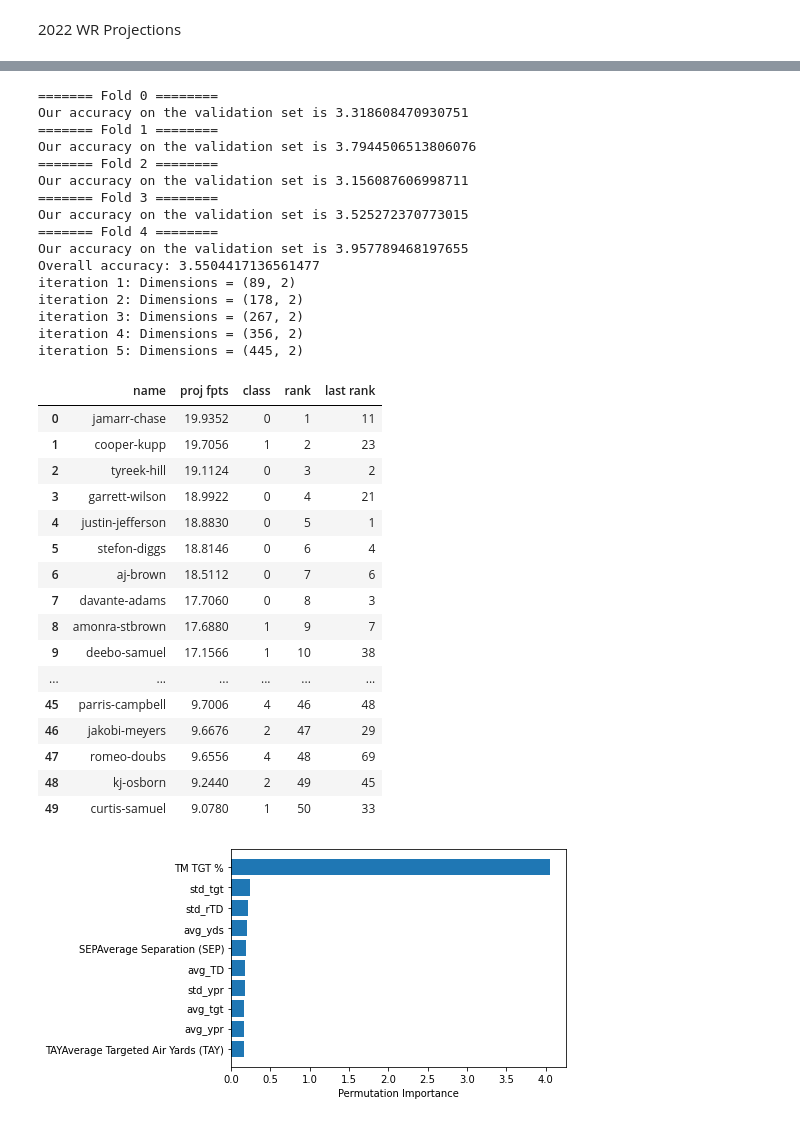
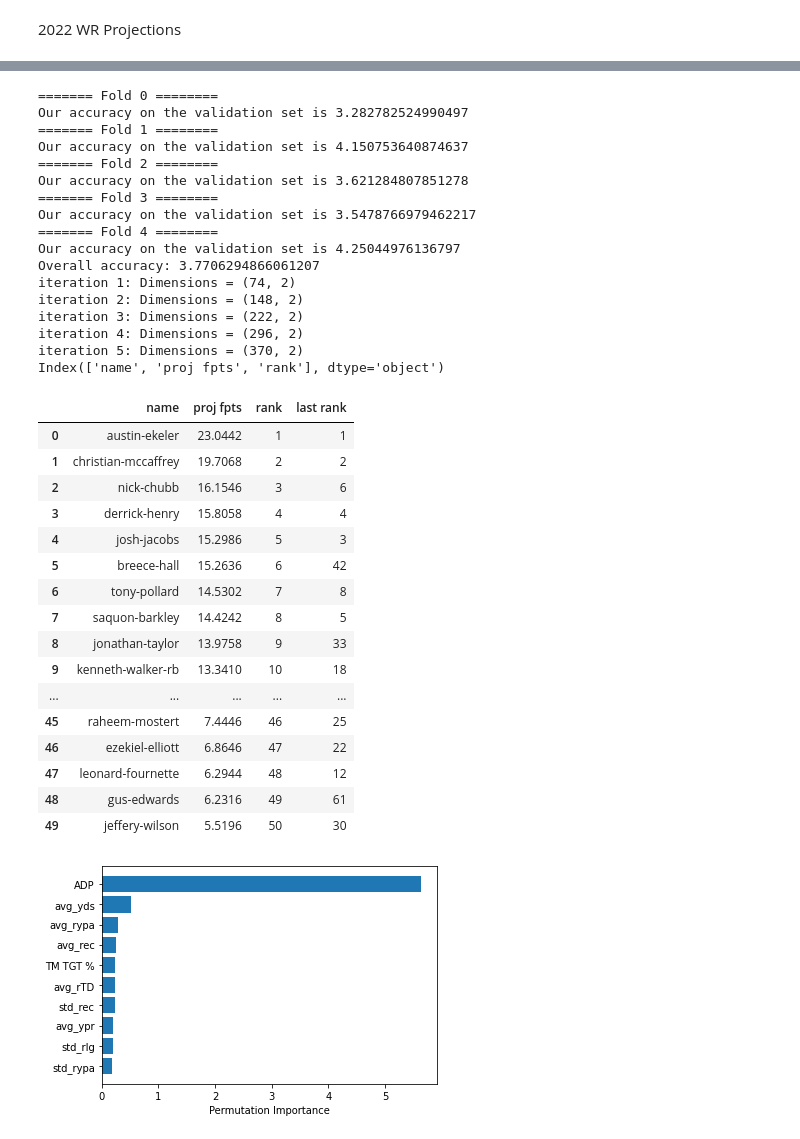
Before and after one commit to xander-abbott/fantasy_scrape, a Jupyter notebook: main_rb.ipynb, the cells around one changed output, grey strips where cells are left out. Drawn from its saved outputs; the diff is of its cells as text; code cells hidden in the pictures.

```diff
--- a/main_rb.ipynb
+++ b/main_rb.ipynb
@@ -9,8 +9,8 @@ from scrape import summarize_proj
 # %% [markdown]
 2022 WR Projections
 # %%
-X_train2022, X_test2022 = train_test('wr', num_years=5, year_for=2022)
-xgbPPR_results = revised_run(X_train2022, X_test2022, 'wr', year_for='2022')
+X_train2022, X_test2022 = train_test('rb', num_years=5, year_for=2022)
+xgbPPR_results = revised_run(X_train2022, X_test2022, 'rb', year_for='2022')
 xgbPPR_results.head(50)
 # %% [output]
 ======= Fold 0 ========
@@ -49,39 +89,40 @@ iteration 5: Dimensions = (445, 2)
 # %%
-rfPPR_results = revised_run(X_train2022, X_test2022, 'wr', model_ = 'rf', pca=False)
+rfPPR_results = revised_run(X_train2022, X_test2022, 'rb', model_ = 'rf', pca=False)
 rfPPR_results.head(50)
 # %% [output]
 ======= Fold 0 ========
-Our accuracy on the validation set is 3.318608470930751
+Our accuracy on the validation set is 3.282782524990497
 ======= Fold 1 ========
-Our accuracy on the validation set is 3.7944506513806076
+Our accuracy on the validation set is 4.150753640874637
 ======= Fold 2 ========
-Our accuracy on the validation set is 3.156087606998711
+Our accuracy on the validation set is 3.621284807851278
 ======= Fold 3 ========
-Our accuracy on the validation set is 3.525272370773015
+Our accuracy on the validation set is 3.5478766979462217
 ======= Fold 4 ========
-Our accuracy on the validation set is 3.957789468197655
-Overall accuracy: 3.5504417136561477
-iteration 1: Dimensions = (89, 2)
-iteration 2: Dimensions = (178, 2)
-iteration 3: Dimensions = (267, 2)
-iteration 4: Dimensions = (356, 2)
-iteration 5: Dimensions = (445, 2)
+Our accuracy on the validation set is 4.25044976136797
+Overall accuracy: 3.7706294866061207
+iteration 1: Dimensions = (74, 2)
+iteration 2: Dimensions = (148, 2)
+iteration 3: Dimensions = (222, 2)
+iteration 4: Dimensions = (296, 2)
+iteration 5: Dimensions = (370, 2)
+Index(['name', 'proj fpts', 'rank'], dtype='object')
-|  | name | proj fpts | class | rank | last rank |
-| 0 | jamarr-chase | 19.9352 | 0 | 1 | 11 |
-| 1 | cooper-kupp | 19.7056 | 1 | 2 | 23 |
-| 2 | tyreek-hill | 19.1124 | 0 | 3 | 2 |
-| 3 | garrett-wilson | 18.9922 | 0 | 4 | 21 |
-| 4 | justin-jefferson | 18.8830 | 0 | 5 | 1 |
-| 5 | stefon-diggs | 18.8146 | 0 | 6 | 4 |
-| 6 | aj-brown | 18.5112 | 0 | 7 | 6 |
-| 7 | davante-adams | 17.7060 | 0 | 8 | 3 |
-| 8 | amonra-stbrown | 17.6880 | 1 | 9 | 7 |
-| 9 | deebo-samuel | 17.1566 | 1 | 10 | 38 |
-| ... | ... | ... | ... | ... | ... |
-| 45 | parris-campbell | 9.7006 | 4 | 46 | 48 |
-| 46 | jakobi-meyers | 9.6676 | 2 | 47 | 29 |
-| 47 | romeo-doubs | 9.6556 | 4 | 48 | 69 |
-| 48 | kj-osborn | 9.2440 | 2 | 49 | 45 |
-| 49 | curtis-samuel | 9.0780 | 1 | 50 | 33 |
+|  | name | proj fpts | rank | last rank |
+| 0 | austin-ekeler | 23.0442 | 1 | 1 |
+| 1 | christian-mccaffrey | 19.7068 | 2 | 2 |
+| 2 | nick-chubb | 16.1546 | 3 | 6 |
+| 3 | derrick-henry | 15.8058 | 4 | 4 |
+| 4 | josh-jacobs | 15.2986 | 5 | 3 |
+| 5 | breece-hall | 15.2636 | 6 | 42 |
+| 6 | tony-pollard | 14.5302 | 7 | 8 |
+| 7 | saquon-barkley | 14.4242 | 8 | 5 |
+| 8 | jonathan-taylor | 13.9758 | 9 | 33 |
+| 9 | kenneth-walker-rb | 13.3410 | 10 | 18 |
+| ... | ... | ... | ... | ... |
+| 45 | raheem-mostert | 7.4446 | 46 | 25 |
+| 46 | ezekiel-elliott | 6.8646 | 47 | 22 |
+| 47 | leonard-fournette | 6.2944 | 48 | 12 |
+| 48 | gus-edwards | 6.2316 | 49 | 61 |
+| 49 | jeffery-wilson | 5.5196 | 50 | 30 |
-[figure, old version]
+[figure, new version]
 # %%
```
Also changed, not shown: parts of 11 cells of this notebook, 26 other files.
